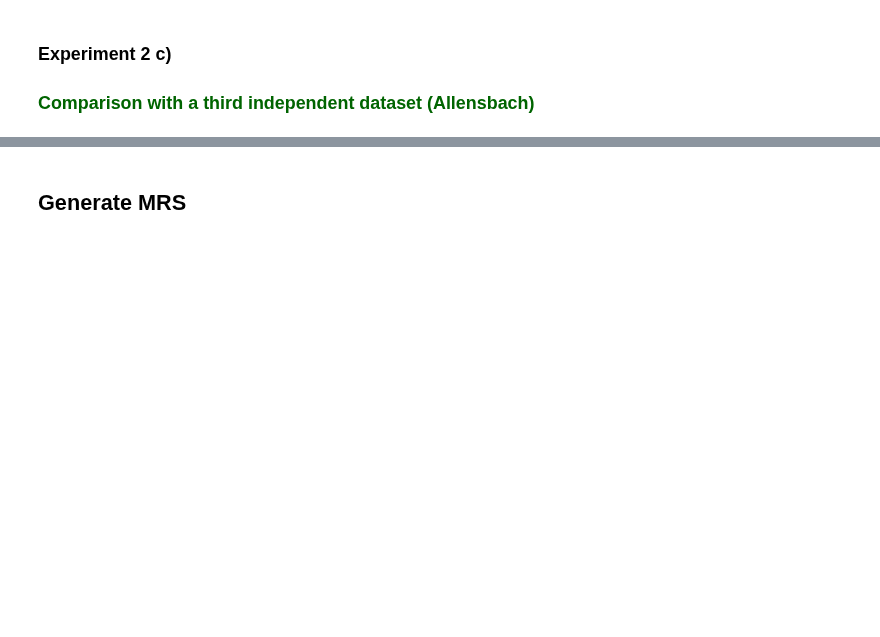
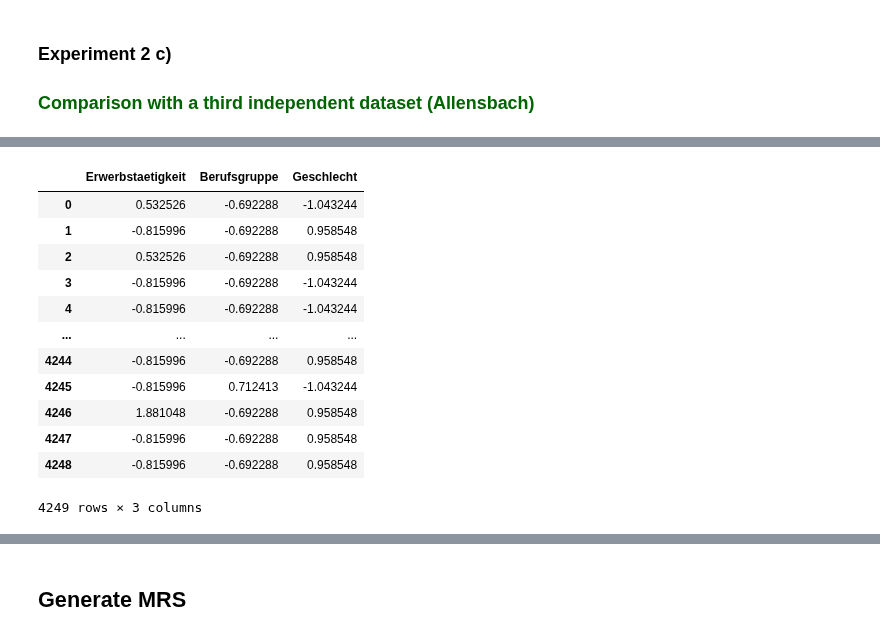
Before and after one commit to laksannathan/maximal-representative-sampling, a Jupyter notebook: src/Maximal Representative Sampling.ipynb, the cells around one changed output, grey strips where cells are left out. Cells and saved outputs as stored; diff of their text form; code cells hidden in the pictures; blank space fills up the shorter version.

```diff
--- a/src/Maximal Representative Sampling.ipynb
+++ b/src/Maximal Representative Sampling.ipynb
@@ -880,3 +911,19 @@ def repeated_MRS_with_third_dataset(df, columns, temperature, comparing_dataset,
+# %%
+scaled_gesis_checking[all_columns]
+# %% [output]
+|  | Erwerbstaetigkeit | Berufsgruppe | Geschlecht |
+| 0 | 0.532526 | -0.692288 | -1.043244 |
+| 1 | -0.815996 | -0.692288 | 0.958548 |
+| 2 | 0.532526 | -0.692288 | 0.958548 |
+| 3 | -0.815996 | -0.692288 | -1.043244 |
+| 4 | -0.815996 | -0.692288 | -1.043244 |
+| ... | ... | ... | ... |
+| 4244 | -0.815996 | -0.692288 | 0.958548 |
+| 4245 | -0.815996 | 0.712413 | -1.043244 |
+| 4246 | 1.881048 | -0.692288 | 0.958548 |
+| 4247 | -0.815996 | -0.692288 | 0.958548 |
+| 4248 | -0.815996 | -0.692288 | 0.958548 |
+4249 rows × 3 columns
 # %%
 mu, sigma = 0.1, 0.06
 temperatures = np.random.normal(mu, sigma, 1)
```
Also changed, not shown: parts of 12 cells of this notebook, 17 other files.
